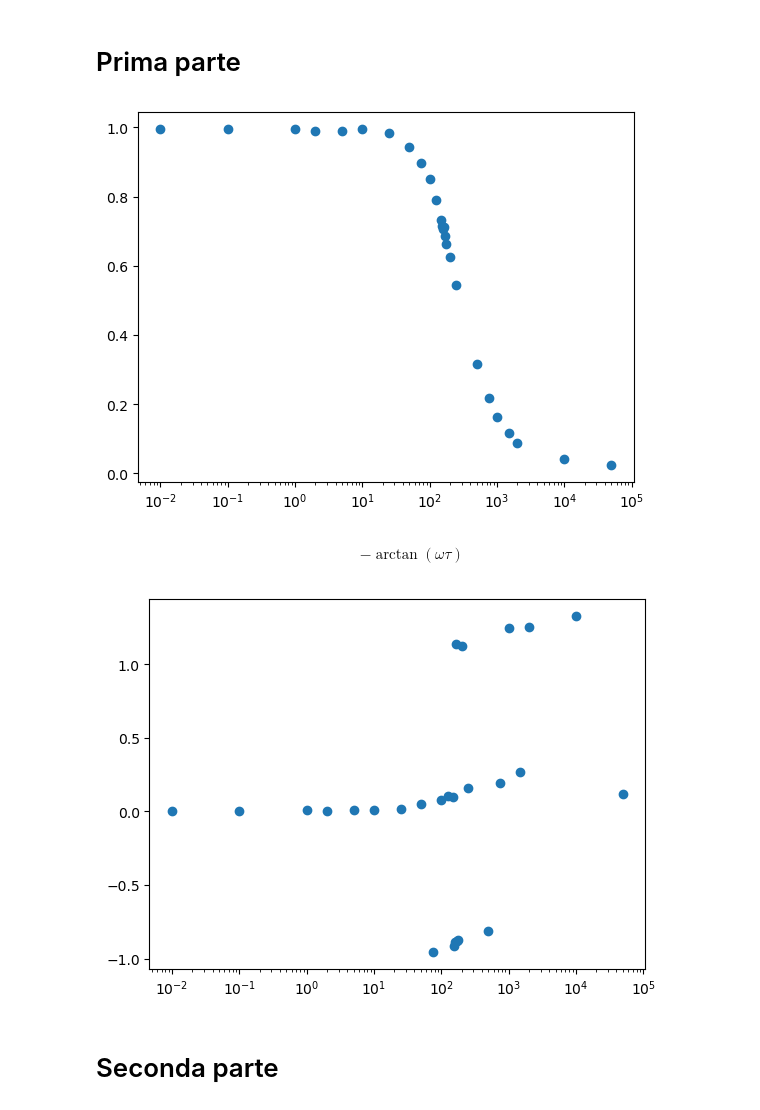
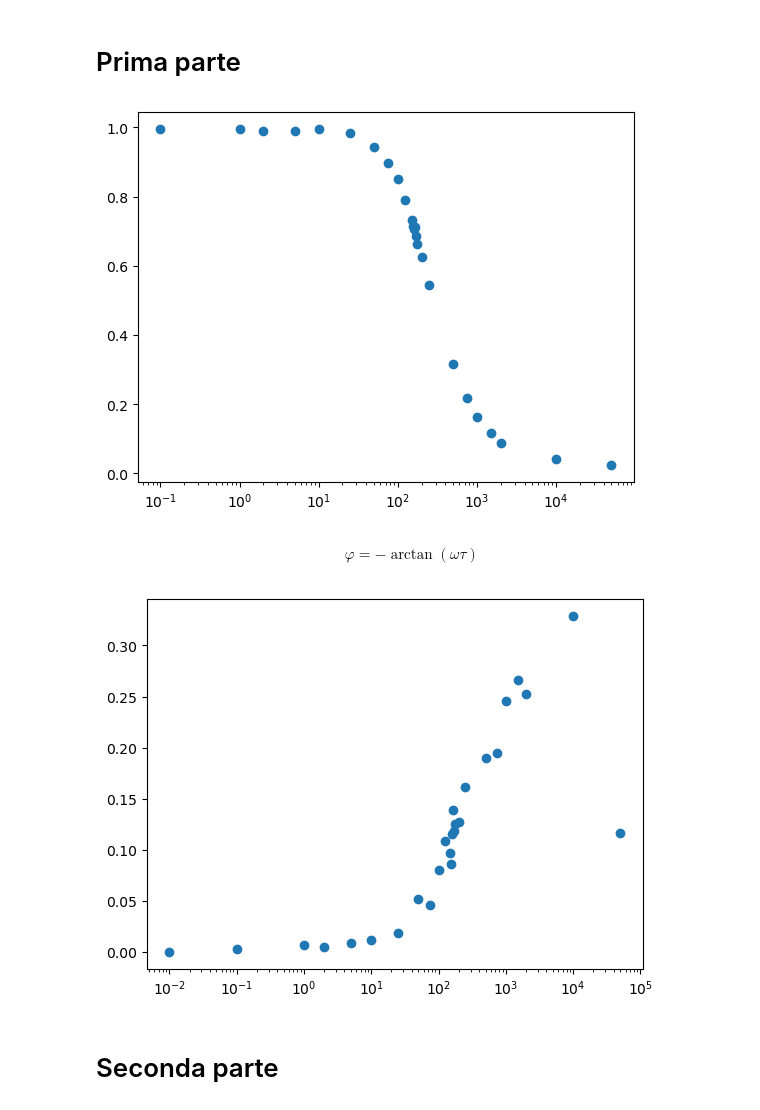
Before and after one commit to RBerga06/unipr-clt-fisica, a Jupyter notebook: lab2/exp4/exp4.ipynb, the cells around one changed output. Saved outputs shown, nothing was run; the diff lists cells and outputs as text; code cells hidden in the pictures.

```diff
--- a/lab2/exp4/exp4.ipynb
+++ b/lab2/exp4/exp4.ipynb
@@ -11,10 +11,13 @@ def read_file(idx: int) -> tuple[np.ndarray, np.ndarray, np.ndarray]:
     t = ch1[3].to_numpy(np.float64)
     v1 = ch1[4].to_numpy(np.float64) / att1
     v2 = ch2[4].to_numpy(np.float64) / att2
-    if idx == 22:
-        t[t == -10.24] = np.nan
+    if idx in (22, 23, 24, 51, 52, 53):
         v1[v1 == -1.024] = np.nan
         v2[v2 == -1.024] = np.nan
+    plt.plot(t, v1)
+    plt.plot(t, v2)
+    plt.savefig(f"elab/{idx}.png")
+    plt.close()
     return (t, v1, v2)
 
 
@@ -44,21 +47,25 @@ for (f, (t, ch1, ch2)) in files1:
 plt.scatter(freqs, ampiezze)
 plt.xscale("log")
 # %% [output]
-[figure, old version]
+[figure, new version]
 # %% [markdown]
-$$- \arctan\left(\omega \tau\right)$$
+$$\varphi = - \arctan\left(\omega \tau\right)$$
 # %%
 freqs = []
 fasi = []
 for (f, (t, ch1, ch2)) in files1:
     freqs.append(f)
     fase = (t[ch2.argmax()] - t[ch1.argmax()]) * f
+    if fase > 1:
+        fase -= 1
+    elif fase < 0:
+        fase += 1
     fasi.append(fase)
 
 plt.scatter(freqs, fasi)
 plt.xscale("log")
 # %% [output]
-[figure, old version]
+[figure, new version]
 # %% [markdown]
 # Seconda parte
 # %%
```
Also changed, not shown: parts of 3 cells of this notebook, 54 other files.
